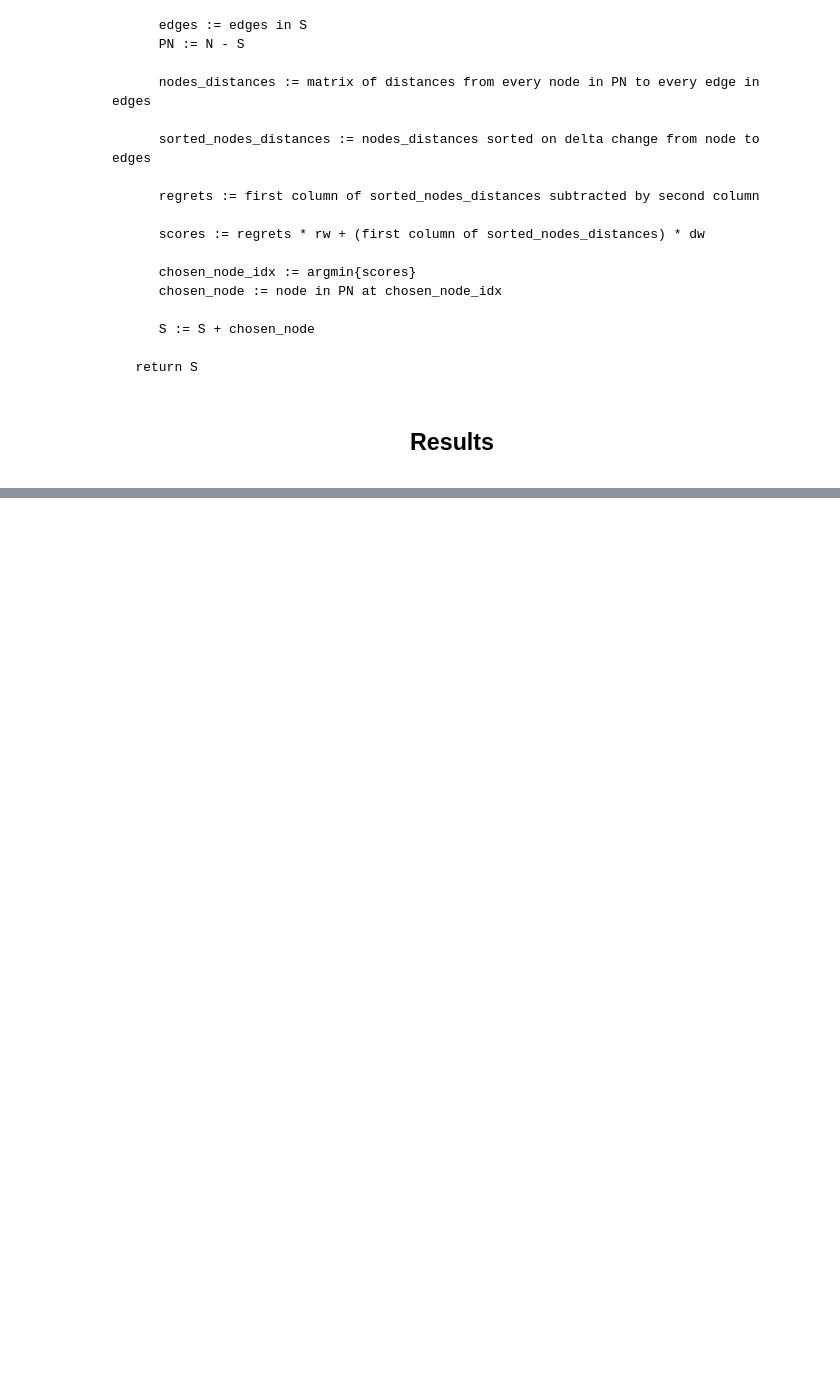
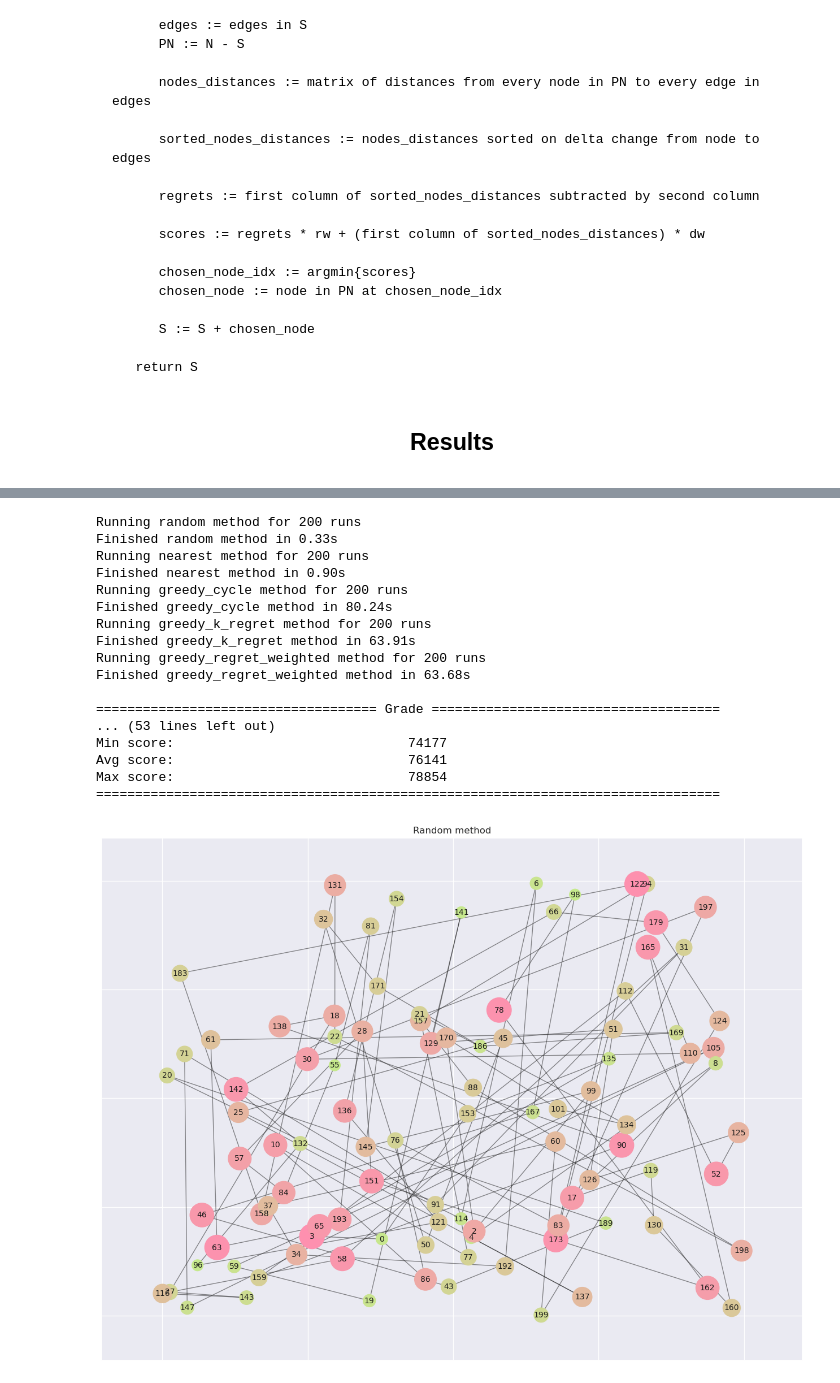
Before and after one commit to Vosloo/evolutionary-computation-labs, a Jupyter notebook: lab_2/main.ipynb, the cells around one changed output, grey strips where cells are left out. Cells and saved outputs as stored; diff of their text form; code cells hidden in the pictures; blank space fills up the shorter version.

```diff
--- a/lab_2/main.ipynb
+++ b/lab_2/main.ipynb
@@ -587,0 +609,21 @@ Max score:                              78854
+# %%
+grade_dataset(df_a)
+# %% [output]
+Running random method for 200 runs
+Finished random method in 0.33s
+Running nearest method for 200 runs
+Finished nearest method in 0.90s
+Running greedy_cycle method for 200 runs
+Finished greedy_cycle method in 80.24s
+Running greedy_k_regret method for 200 runs
+Finished greedy_k_regret method in 63.91s
+Running greedy_regret_weighted method for 200 runs
+Finished greedy_regret_weighted method in 63.68s
+
+==================================== Grade =====================================
+... (53 lines left out)
+Min score:                              74177
+Avg score:                              76141
+Max score:                              78854
+================================================================================
+[figure, added]
```
Also changed, not shown: parts of 13 cells of this notebook, 1 other file.
